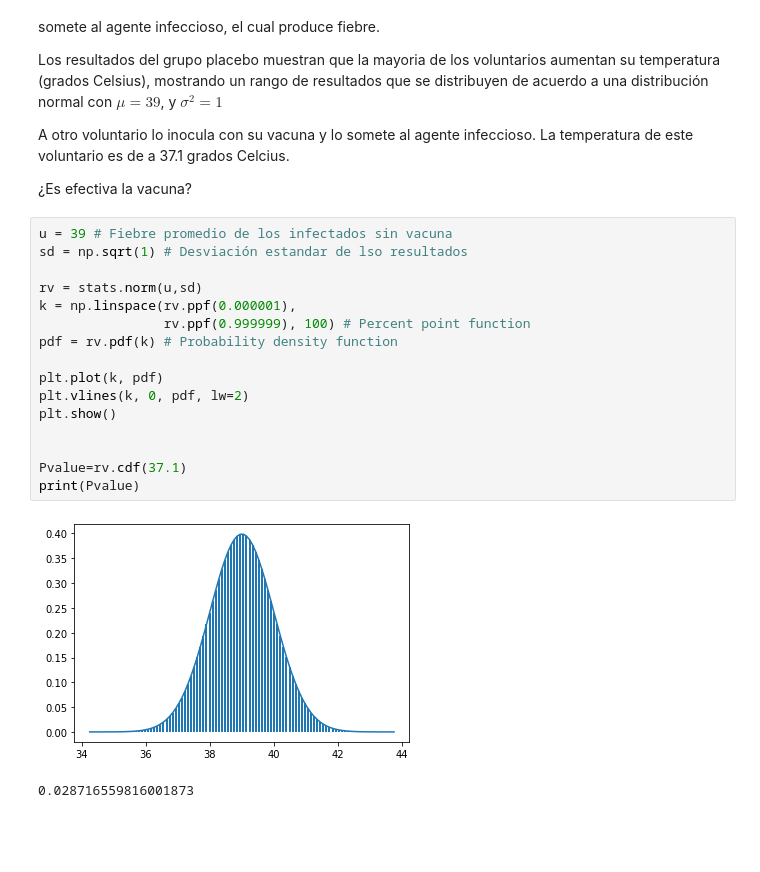
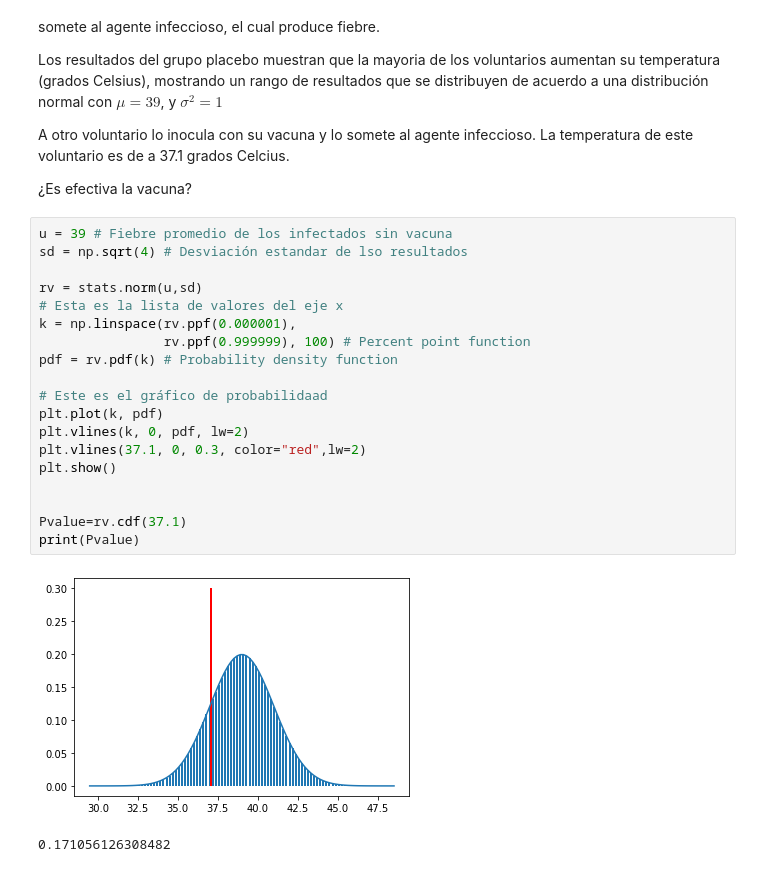
Before and after one commit to mrivas/disenoExperimentos, a Jupyter notebook: hipotesis.ipynb, the cells around one changed output. Saved outputs shown, nothing was run; the diff lists cells and outputs as text; blank space fills up the shorter version.

```diff
--- a/hipotesis.ipynb
+++ b/hipotesis.ipynb
@@ -130,20 +183,23 @@ A otro voluntario lo inocula con su vacuna y lo somete al agente infeccioso. La
 ¿Es efectiva la vacuna?
 # %%
 u = 39 # Fiebre promedio de los infectados sin vacuna
-sd = np.sqrt(1) # Desviación estandar de lso resultados
+sd = np.sqrt(4) # Desviación estandar de lso resultados
 
 rv = stats.norm(u,sd)
+# Esta es la lista de valores del eje x
 k = np.linspace(rv.ppf(0.000001),
                 rv.ppf(0.999999), 100) # Percent point function
 pdf = rv.pdf(k) # Probability density function
 
+# Este es el gráfico de probabilidaad
 plt.plot(k, pdf)
 plt.vlines(k, 0, pdf, lw=2)
+plt.vlines(37.1, 0, 0.3, color="red",lw=2)
 plt.show()
 
 
 Pvalue=rv.cdf(37.1)
 print(Pvalue)
 # %% [output]
-[figure, old version]
+[figure, new version]
-0.028716559816001873
+0.171056126308482
```
Also changed, not shown: parts of 6 cells of this notebook.
